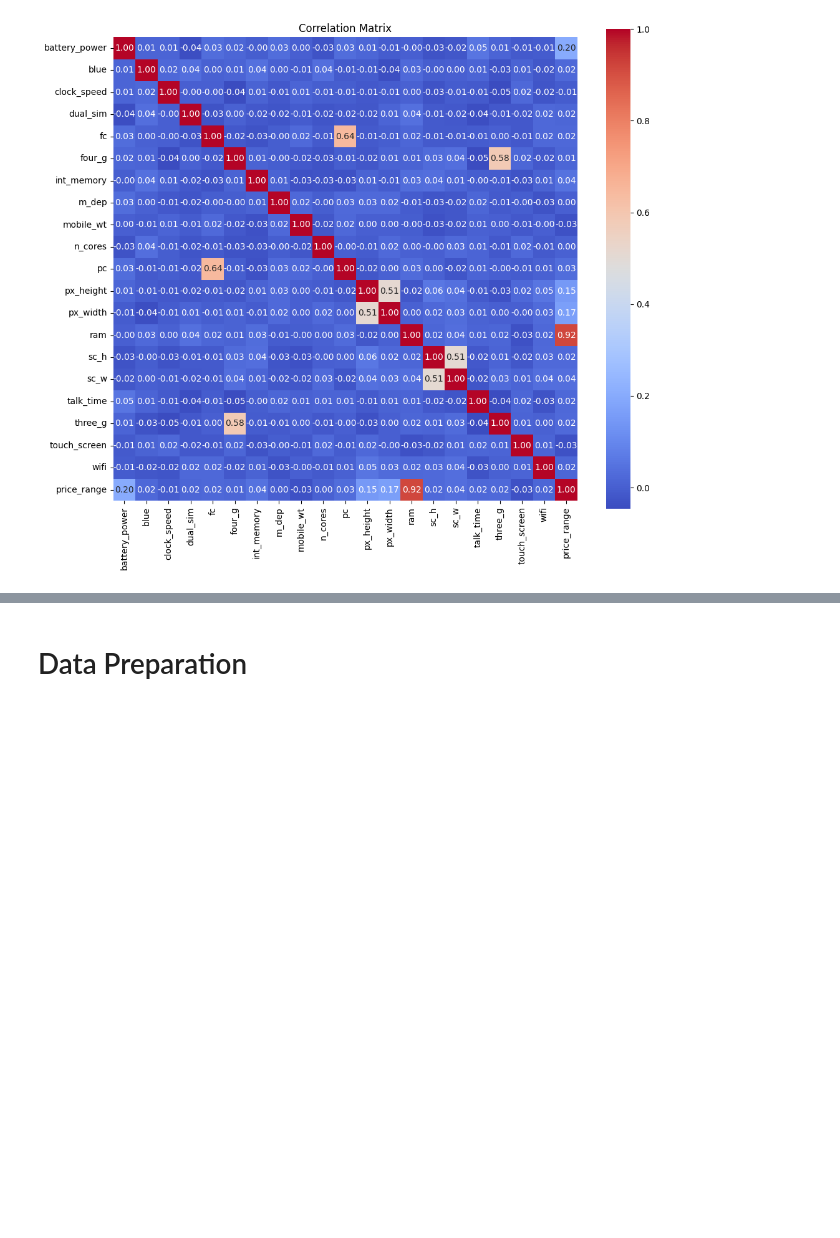
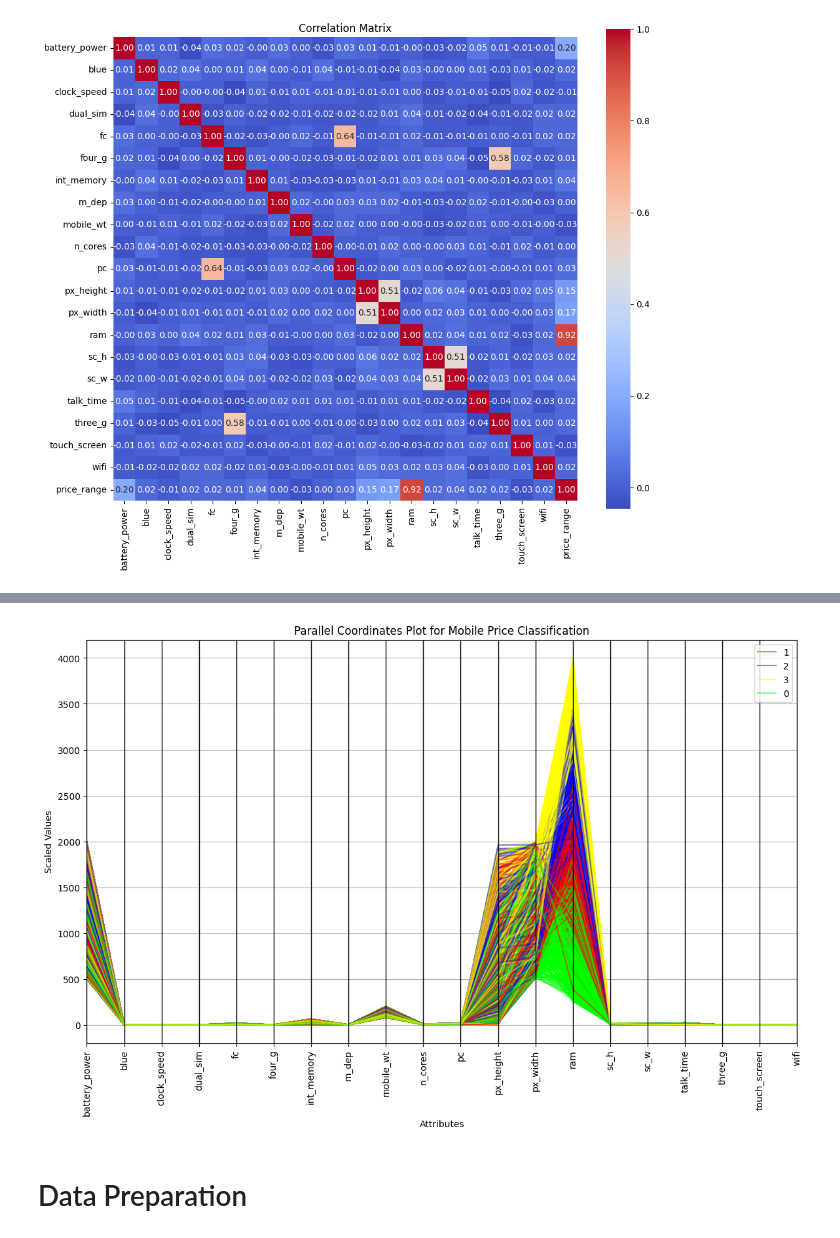
Before and after one commit to Emir515/Business-Intelligence-Assignment-2, a Jupyter notebook: BusinessIntelligence.ipynb, the cells around one changed output, grey strips where cells are left out. Cells and saved outputs as stored; diff of their text form; code cells hidden in the pictures; blank space fills up the shorter version.

```diff
--- a/BusinessIntelligence.ipynb
+++ b/BusinessIntelligence.ipynb
@@ -101,3 +136,17 @@ plt.show()
+# %%
+from pandas.plotting import parallel_coordinates
+
+# PARALLEL COORDINATES
+plt.figure(figsize=(14, 8))
+parallel_coordinates(df, 'price_range', color=('#FF0000', '#0000FF', '#FFFF00', '#00FF00'), alpha=0.5)
+
+plt.title("Parallel Coordinates Plot for Mobile Price Classification")
+plt.xlabel("Attributes")
+plt.ylabel("Scaled Values")
+plt.xticks(rotation=90)
+plt.show()
+# %% [output]
+[figure, added]
 # %% [markdown]
 # Data Preparation
 # %% [markdown]
```
Also changed, not shown: parts of 5 cells of this notebook.
